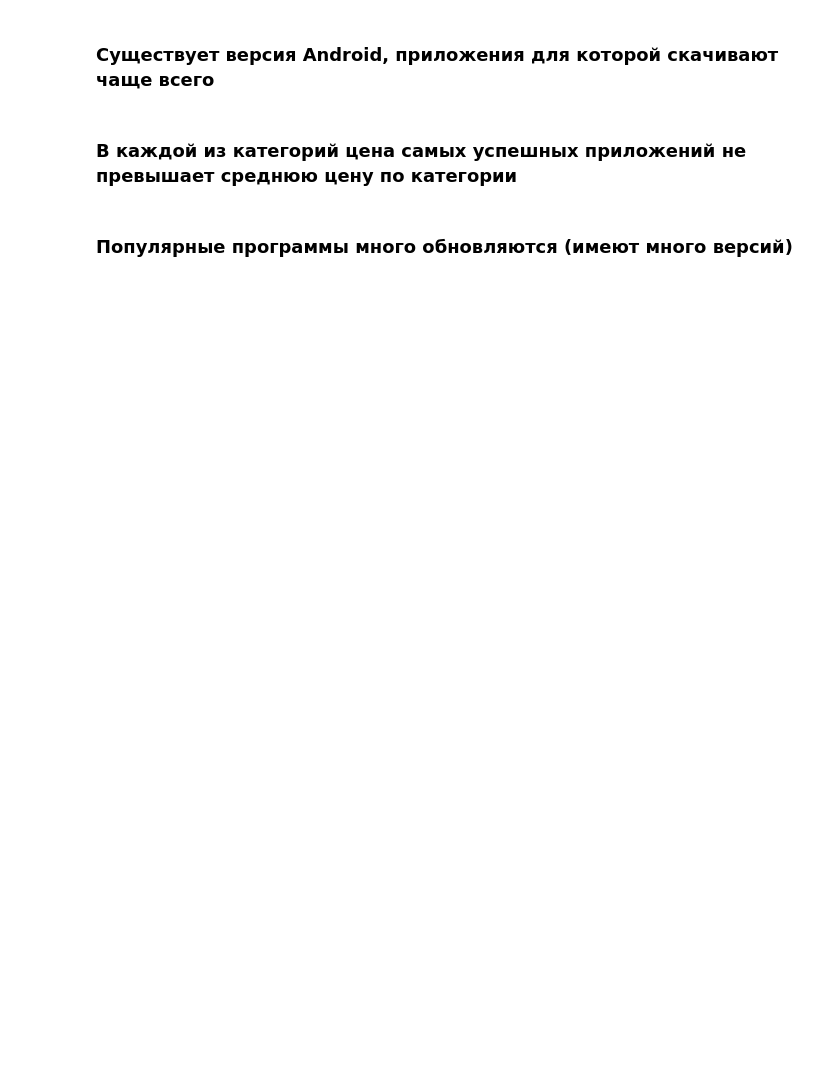
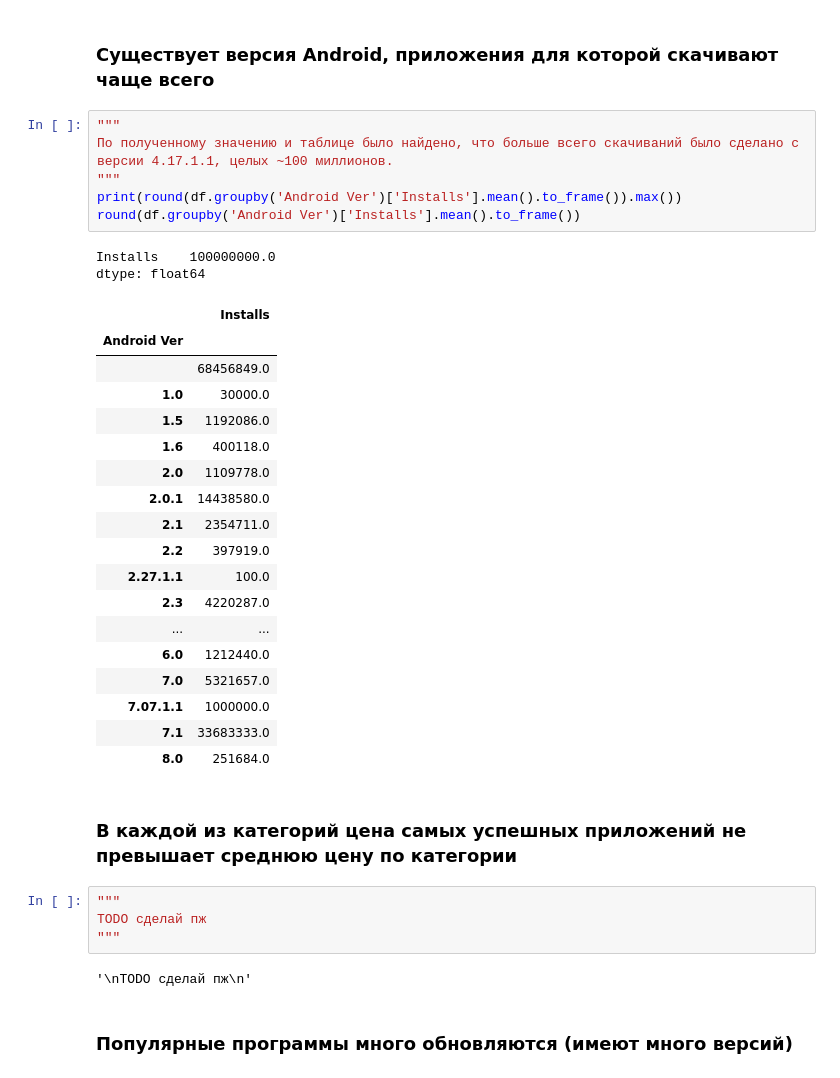
Before and after one commit to AlexeyShalaev/GooglePlayDataset, a Jupyter notebook: data_research.ipynb, the cells around one changed output. Drawn from its saved outputs; the diff is of its cells as text; blank space fills up the shorter version.

```diff
--- a/data_research.ipynb
+++ b/data_research.ipynb
@@ -205,6 +246,39 @@ pd.crosstab(index=df['Category'], columns='Season')
 # %% [markdown]
 ### Существует версия Android, приложения для которой скачивают чаще всего
+# %%
+"""
+По полученному значению и таблице было найдено, что больше всего скачиваний было сделано с версии 4.17.1.1, целых ~100 миллионов.
+"""
+print(round(df.groupby('Android Ver')['Installs'].mean().to_frame()).max())
+round(df.groupby('Android Ver')['Installs'].mean().to_frame())
+# %% [output]
+Installs    100000000.0
+dtype: float64
+|  | Installs |
+| Android Ver |  |
+|  | 68456849.0 |
+| 1.0 | 30000.0 |
+| 1.5 | 1192086.0 |
+| 1.6 | 400118.0 |
+| 2.0 | 1109778.0 |
+| 2.0.1 | 14438580.0 |
+| 2.1 | 2354711.0 |
+| 2.2 | 397919.0 |
+| 2.27.1.1 | 100.0 |
+| 2.3 | 4220287.0 |
+| ... | ... |
+| 6.0 | 1212440.0 |
+| 7.0 | 5321657.0 |
+| 7.07.1.1 | 1000000.0 |
+| 7.1 | 33683333.0 |
+| 8.0 | 251684.0 |
 # %% [markdown]
 ### В каждой из категорий цена самых успешных приложений не превышает среднюю цену по категории
+# %%
+"""
+TODO сделай пж
+"""
+# %% [output]
+'\nTODO сделай пж\n'
 # %% [markdown]
 ### Популярные программы много обновляются (имеют много версий)
```
Also changed, not shown: parts of 14 cells of this notebook, 1 other file.
